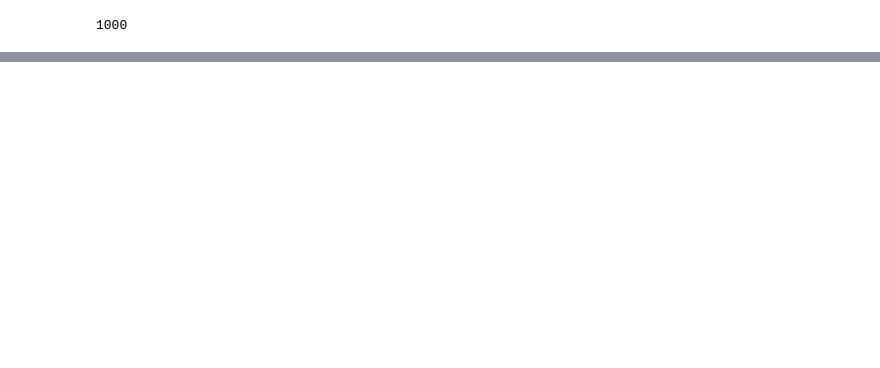
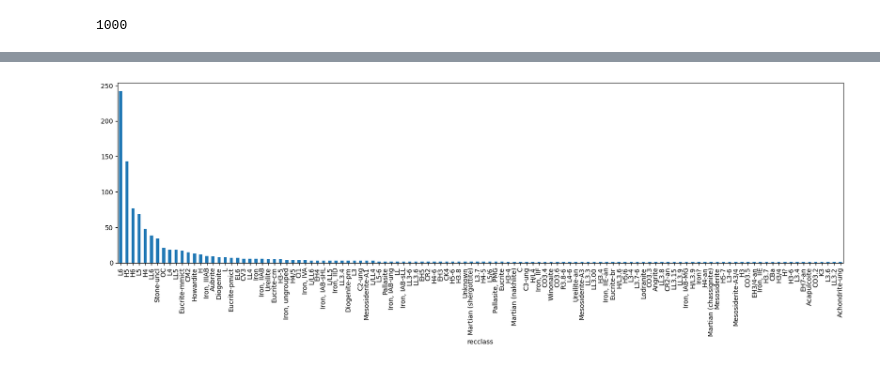
Before and after one commit to IevaF/SGT_Bootcamp_final_task, a Jupyter notebook: mysql.ipynb, the cells around one changed output, grey strips where cells are left out. Drawn from its saved outputs; the diff is of its cells as text; code cells hidden in the pictures; blank space fills up the shorter version.

```diff
--- a/mysql.ipynb
+++ b/mysql.ipynb
@@ -113,0 +147,5 @@ conn.close()
+# %%
+engine = create_engine('mysql+mysqlconnector://root:@localhost/sgtbootfinal')
+# %%
+query = "SELECT * FROM meteorite_landings"
+meteor = pd.read_sql(query, engine)
@@ -113,0 +170,8 @@ conn.close()
+# %%
+# Counts of meteorite categories
+
+fig, ax = plt.subplots(figsize=(20, 5))
+meteor['recclass'].value_counts().plot(kind='bar')
+plt.show()
+# %% [output]
+[figure, added]
```
Also changed, not shown: parts of 18 cells of this notebook.
